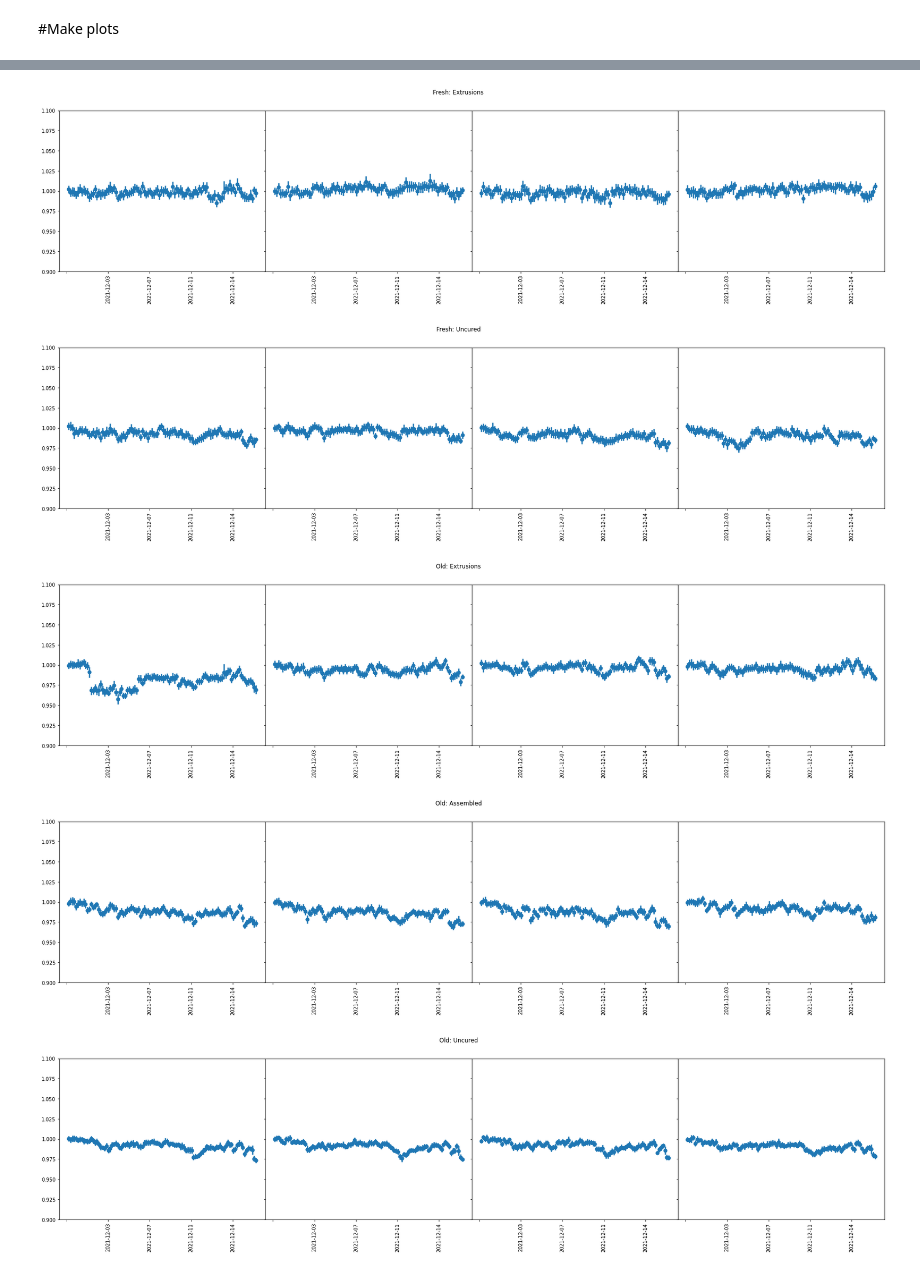
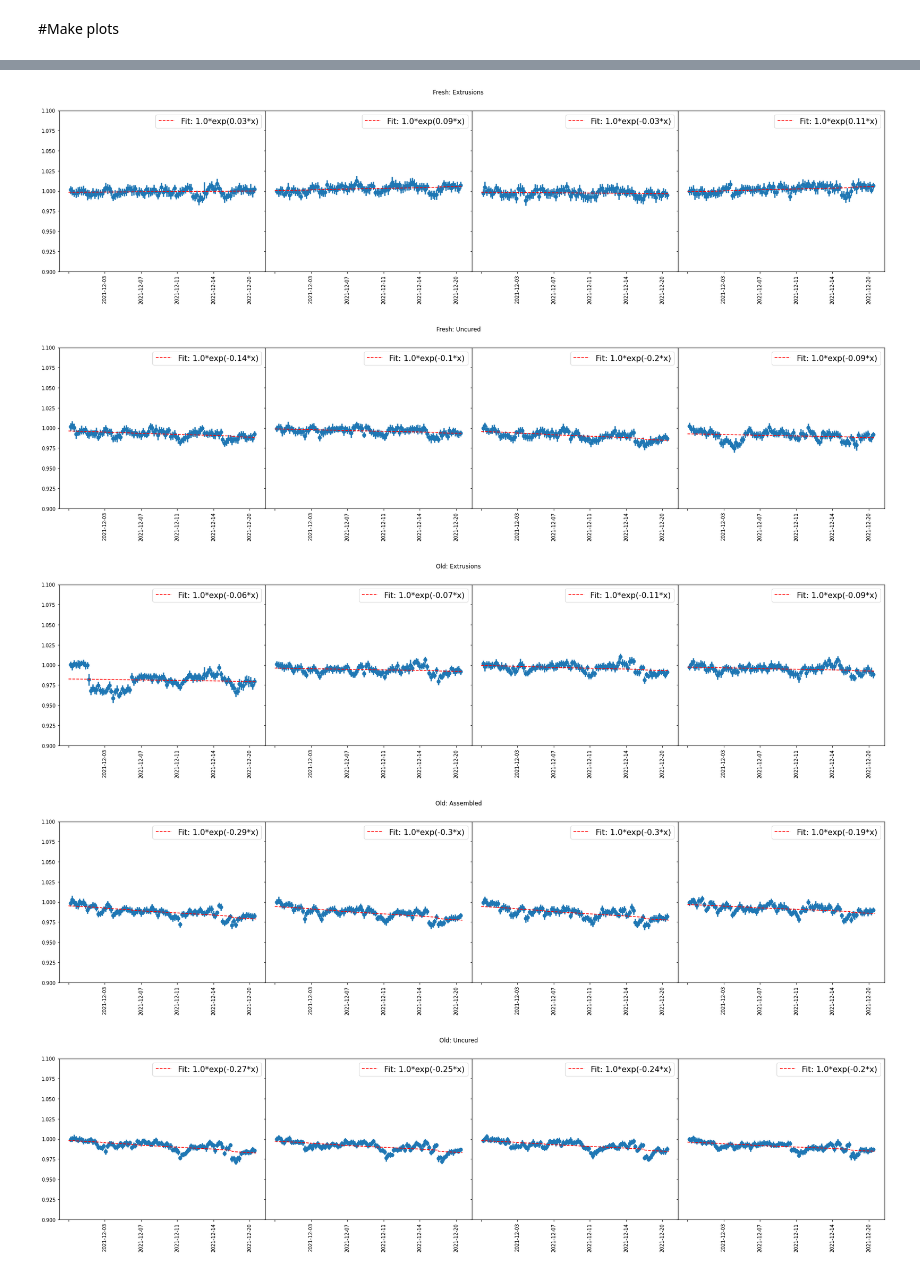
Before and after one commit to oksuzian/Mu2eANL, a Jupyter notebook: Aging/AgingCountersTestStandUVaBottom.ipynb, the cells around one changed output, grey strips where cells are left out. Saved outputs shown, nothing was run; the diff lists cells and outputs as text; code cells hidden in the pictures.

```diff
--- a/Aging/AgingCountersTestStandUVaBottom.ipynb
+++ b/Aging/AgingCountersTestStandUVaBottom.ipynb
@@ -166,30 +167,36 @@ for chan in it.chain(range(0, 12), range(16, 20), range(60,64)):
 # %%
 import seaborn as sns
 
 data_['date_f'] = pd.factorize(data_['date'])[0] + 1
 mapping = dict(zip(data_['date_f'], data_['date'].dt.date))
 
 for chan in it.chain(range(0, 12), range(16, 20), range(60,64)):
 
   if(chan%4==0):
     fig, axs = plt.subplots(1,4, figsize=(30, 6), sharey=True);
     fig.subplots_adjust(wspace=0)
 
+  y = data_[chan]
+  y = y*np.exp(X*CS137_DECAY_RATE) #Cs137 decay rate: 2.3%/year
+  popt, pcov = curve_fit(expo, X, y, p0=(1, 0.05))
+
   ax=axs[chan%4]
   fig.suptitle(getChanLabel(chan))
-  sns.regplot(x=data_['date_f'], y=data_[chan], x_bins=100, fit_reg=None, ax=ax)
+  sns.regplot(x=data_['date_f'], y=y, x_bins=100, fit_reg=None, ax=ax)
+  ax.plot(data_['date_f'], expo(X, *popt), 'r--', label="Fit: " + str(round(popt[0], 1)) + "*exp("+str(-1*round(popt[1],2))+"*x)"); #fits an exponential to the function
   ax.set_ylabel('')
   ax.set_xlabel('')
   labels = pd.Series(ax.get_xticks()).map(mapping).fillna('')
   ax.set_xticklabels(labels)
+  ax.legend(loc='upper right', prop={'size': 16})
   ax.set_ylim(0.9,1.1)
   ax.tick_params(axis='x', labelrotation = 90);
 # %% [output]
-[figure, old version]
+[figure, new version]
-[figure, old version]
+[figure, new version]
-[figure, old version]
+[figure, new version]
-[figure, old version]
+[figure, new version]
-[figure, old version]
+[figure, new version]
 # %%
 for chan in it.chain(range(0, 12), range(16, 20), range(60,64)):
 
```
Also changed, not shown: parts of 8 cells of this notebook.
